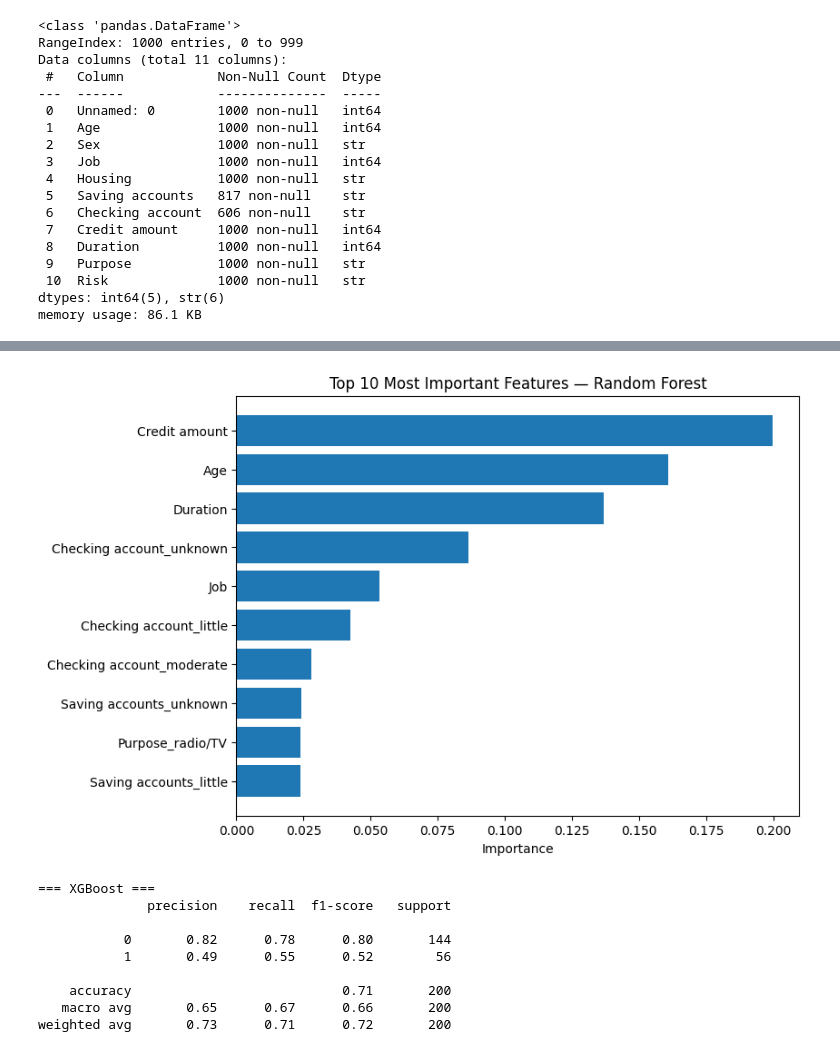
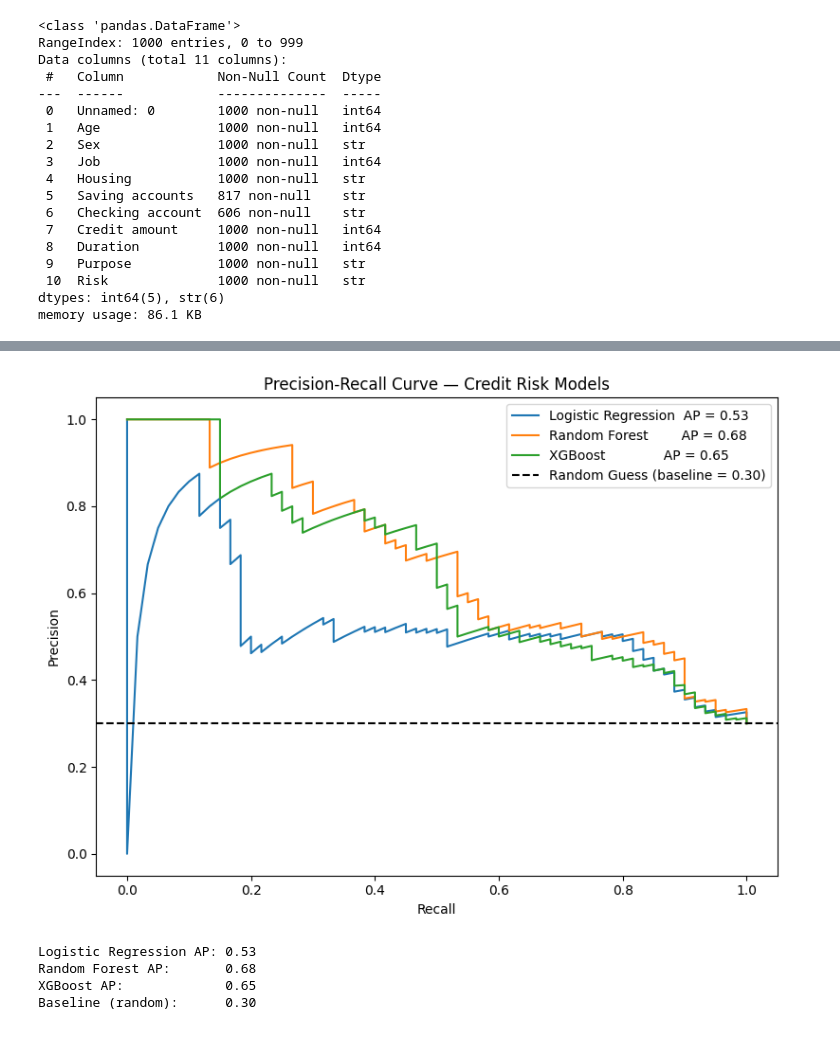
Before and after one commit to anikethreddy/credit-risk-classifier, a Jupyter notebook: notebooks/credit_risk.ipynb, the cells around one changed output, grey strips where cells are left out. Cells and saved outputs as stored; diff of their text form; code cells hidden in the pictures.

```diff
--- a/notebooks/credit_risk.ipynb
+++ b/notebooks/credit_risk.ipynb
@@ -206,34 +380,37 @@ Random Forest AUC: 0.70
-# %%
-# Feature Importance — Random Forest
-importances = rf_model.feature_importances_
-feature_names = X.columns
-
-# Put into a dataframe and sort
-feat_df = pd.DataFrame({'feature': feature_names, 'importance': importances})
-feat_df = feat_df.sort_values('importance', ascending=False).head(10)
-
-plt.figure(figsize=(8,6))
-plt.barh(feat_df['feature'], feat_df['importance'])
-plt.xlabel('Importance')
-plt.title('Top 10 Most Important Features — Random Forest')
-plt.gca().invert_yaxis()
-plt.savefig('../results/feature_importance.png')
-plt.show()
-# %% [output]
-[figure, removed]
-# %%
-xgb_model = XGBClassifier( n_estimators = 100 , random_state = 63 , eval_metric='logloss', scale_pos_weight= (y_train == 0).sum() / (y_train == 1).sum())
-xgb_model.fit(X_train, y_train)
-xgb_pred = xgb_model.predict(X_test)
-print("=== XGBoost ===")
-print(classification_report(y_test, xgb_pred))
-# %% [output]
-=== XGBoost ===
-              precision    recall  f1-score   support
-
-           0       0.82      0.78      0.80       144
-           1       0.49      0.55      0.52        56
-
-    accuracy                           0.71       200
-   macro avg       0.65      0.67      0.66       200
-weighted avg       0.73      0.71      0.72       200
+# %%
+# ─── Precision-Recall Curves ──────────────────────────────────────────────────
+# More informative than ROC for imbalanced data: Precision = TP/(TP+FP) measures
+
+
+lr_prec, lr_rec, _ = precision_recall_curve(y_test, lr_probs)
+rf_prec, rf_rec, _ = precision_recall_curve(y_test, rf_probs)
+xg_prec, xg_rec, _ = precision_recall_curve(y_test, xg_probs)
+
+lr_ap = average_precision_score(y_test, lr_probs)   # area under the PR curve (weighted mean precision); summary scalar — LR
+rf_ap = average_precision_score(y_test, rf_probs)   # AP — RF
+xg_ap = average_precision_score(y_test, xg_probs)  # AP — XGBoost
+baseline = y_test.mean()                             # prevalence of bad loans (~0.30); AP of a random classifier equals this
+
+plt.figure(figsize=(8, 6))
+plt.plot(lr_rec, lr_prec, label=f'Logistic Regression  AP = {lr_ap:.2f}')  # LR PR curve
+plt.plot(rf_rec, rf_prec, label=f'Random Forest        AP = {rf_ap:.2f}')  # RF PR curve
+plt.plot(xg_rec, xg_prec, label=f'XGBoost              AP = {xg_ap:.2f}') # XGBoost PR curve
+plt.axhline(y=baseline, color='k', linestyle='--', label=f'Random Guess (baseline = {baseline:.2f})')  # flat line at class prevalence
+plt.xlabel('Recall')                                   # x-axis: fraction of actual bad loans caught
+plt.ylabel('Precision')                                # y-axis: fraction of predicted bad loans that are truly bad
+plt.title('Precision-Recall Curve — Credit Risk Models')
+plt.legend()
+plt.tight_layout()
+plt.savefig('../results/pr_curve.png')                 # save for the README
+plt.show()
+
+print(f'Logistic Regression AP: {lr_ap:.2f}')   # numeric AP for quick comparison
+print(f'Random Forest AP:       {rf_ap:.2f}')
+print(f'XGBoost AP:             {xg_ap:.2f}')
+print(f'Baseline (random):      {baseline:.2f}')  # reference: any model must beat this to be useful
+# %% [output]
+[figure, added]
+Logistic Regression AP: 0.53
+Random Forest AP:       0.68
+XGBoost AP:             0.65
+Baseline (random):      0.30
```
Also changed, not shown: parts of 29 cells of this notebook, 4 other files.
